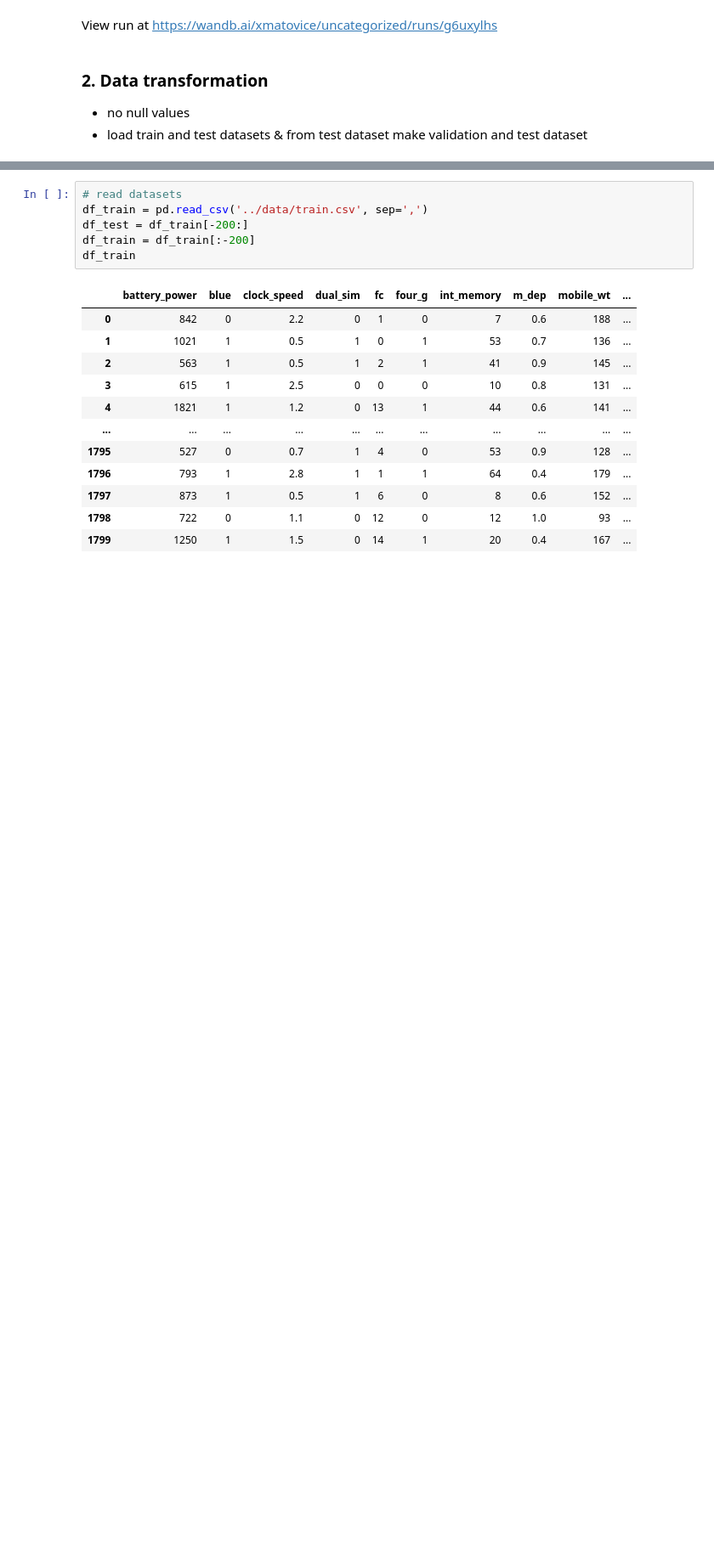
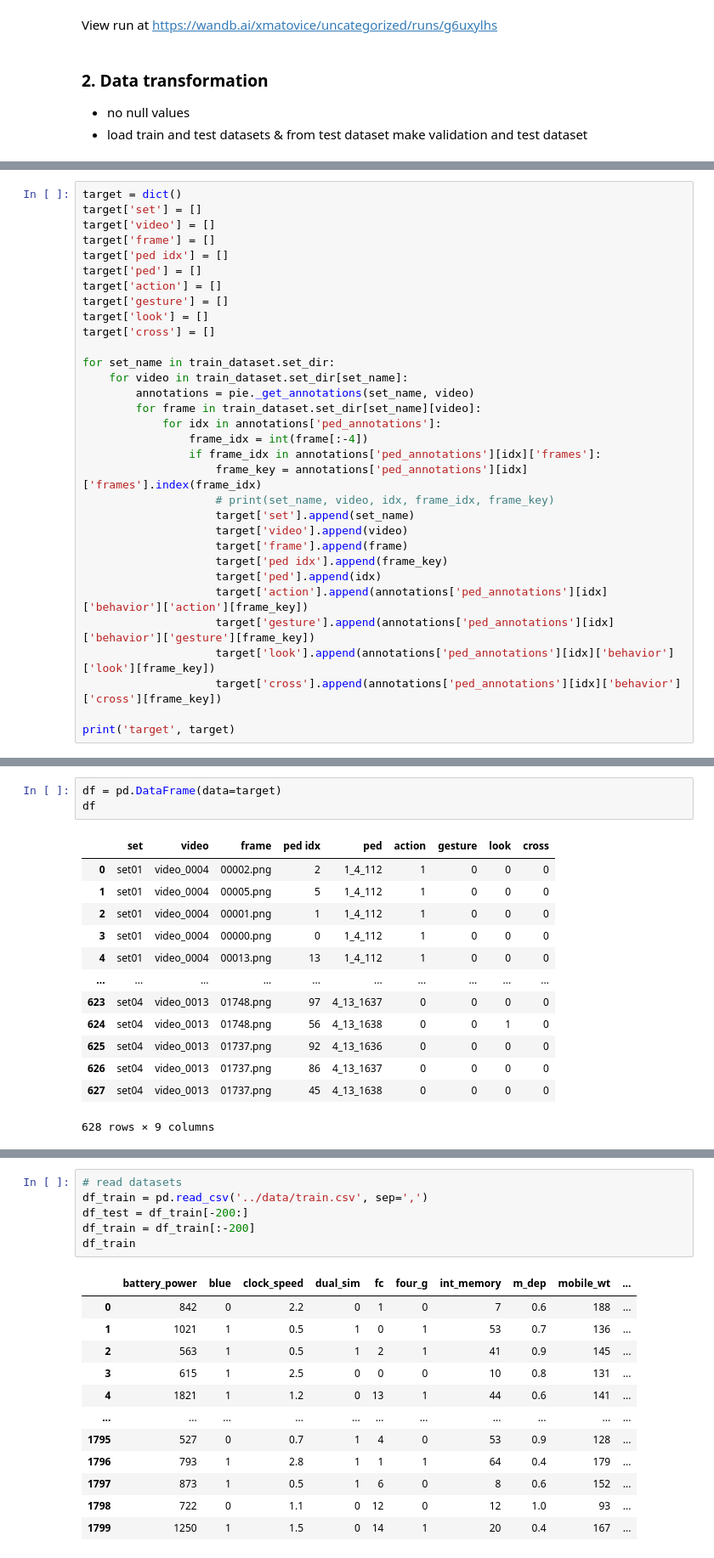
Before and after one commit to Matovic/pedestrian-classification, a Jupyter notebook: src/CNN_best_parameters.ipynb, the cells around one changed output, grey strips where cells are left out. Shown at 85% size. Cells and saved outputs as stored; diff of their text form; blank space fills up the shorter version.

```diff
--- a/src/CNN_best_parameters.ipynb
+++ b/src/CNN_best_parameters.ipynb
@@ -64,0 +238,32 @@ View run at https://wandb.ai/xmatovice/uncategorized/runs/g6uxylhs
+# %%
+target = dict()
+target['set'] = []
+target['video'] = []
+target['frame'] = []
+target['ped idx'] = []
+target['ped'] = []
+target['action'] = []
+target['gesture'] = []
+target['look'] = []
+target['cross'] = []
+
+for set_name in train_dataset.set_dir:
+    for video in train_dataset.set_dir[set_name]:
+        annotations = pie._get_annotations(set_name, video)
+        for frame in train_dataset.set_dir[set_name][video]:
+            for idx in annotations['ped_annotations']:
+                frame_idx = int(frame[:-4])
+                if frame_idx in annotations['ped_annotations'][idx]['frames']:
+                    frame_key = annotations['ped_annotations'][idx]['frames'].index(frame_idx)
+                    # print(set_name, video, idx, frame_idx, frame_key)
+                    target['set'].append(set_name)
+                    target['video'].append(video)
+                    target['frame'].append(frame)
+                    target['ped idx'].append(frame_key)
+                    target['ped'].append(idx)
+                    target['action'].append(annotations['ped_annotations'][idx]['behavior']['action'][frame_key])
+                    target['gesture'].append(annotations['ped_annotations'][idx]['behavior']['gesture'][frame_key])
+                    target['look'].append(annotations['ped_annotations'][idx]['behavior']['look'][frame_key])
+                    target['cross'].append(annotations['ped_annotations'][idx]['behavior']['cross'][frame_key])
+
+print('target', target)
@@ -64,0 +288,17 @@ View run at https://wandb.ai/xmatovice/uncategorized/runs/g6uxylhs
+# %%
+df = pd.DataFrame(data=target)
+df
+# %% [output]
+|  | set | video | frame | ped idx | ped | action | gesture | look | cross |
+| 0 | set01 | video_0004 | 00002.png | 2 | 1_4_112 | 1 | 0 | 0 | 0 |
+| 1 | set01 | video_0004 | 00005.png | 5 | 1_4_112 | 1 | 0 | 0 | 0 |
+| 2 | set01 | video_0004 | 00001.png | 1 | 1_4_112 | 1 | 0 | 0 | 0 |
+| 3 | set01 | video_0004 | 00000.png | 0 | 1_4_112 | 1 | 0 | 0 | 0 |
+| 4 | set01 | video_0004 | 00013.png | 13 | 1_4_112 | 1 | 0 | 0 | 0 |
+| ... | ... | ... | ... | ... | ... | ... | ... | ... | ... |
+| 623 | set04 | video_0013 | 01748.png | 97 | 4_13_1637 | 0 | 0 | 0 | 0 |
+| 624 | set04 | video_0013 | 01748.png | 56 | 4_13_1638 | 0 | 0 | 1 | 0 |
+| 625 | set04 | video_0013 | 01737.png | 92 | 4_13_1636 | 0 | 0 | 0 | 0 |
+| 626 | set04 | video_0013 | 01737.png | 86 | 4_13_1637 | 0 | 0 | 0 | 0 |
+| 627 | set04 | video_0013 | 01737.png | 45 | 4_13_1638 | 0 | 0 | 0 | 0 |
+628 rows × 9 columns
```
Also changed, not shown: parts of 16 cells of this notebook, 1 other file.
